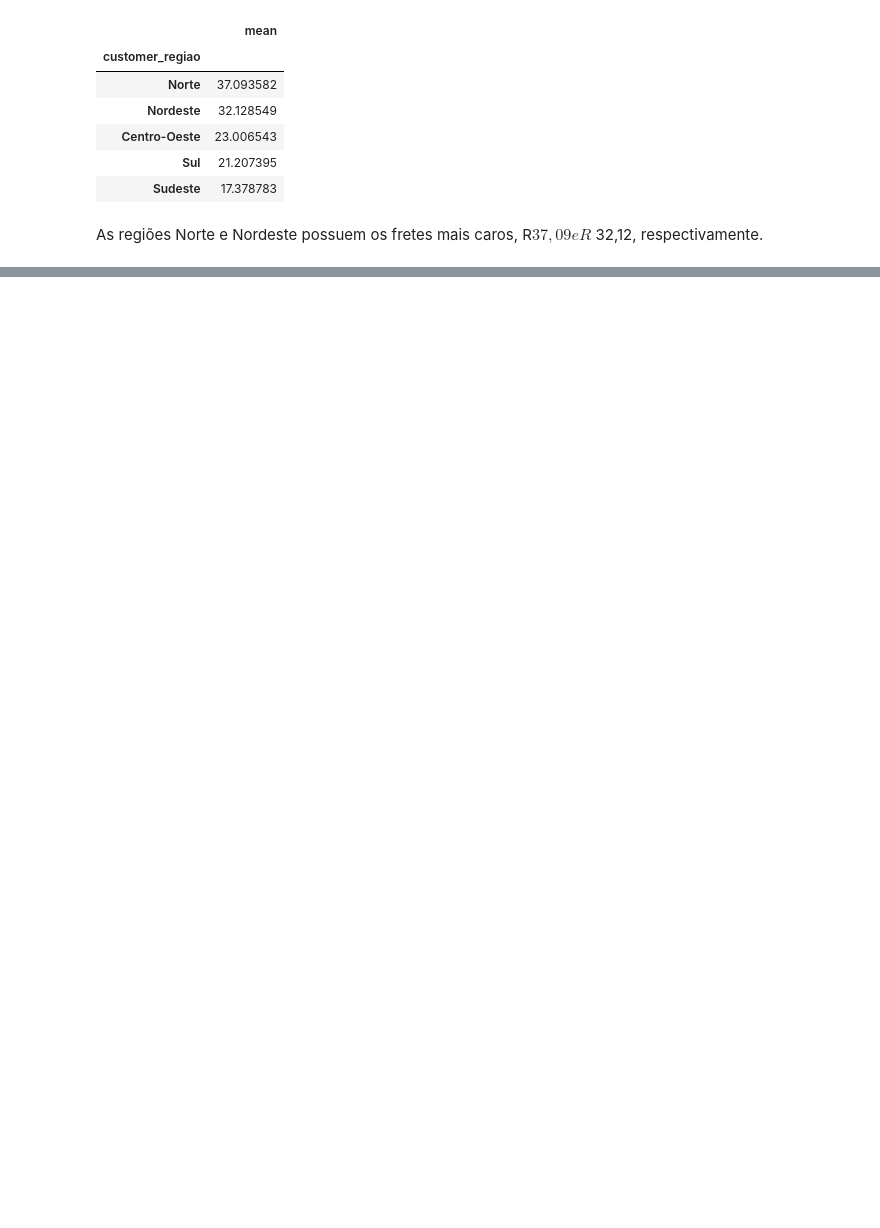
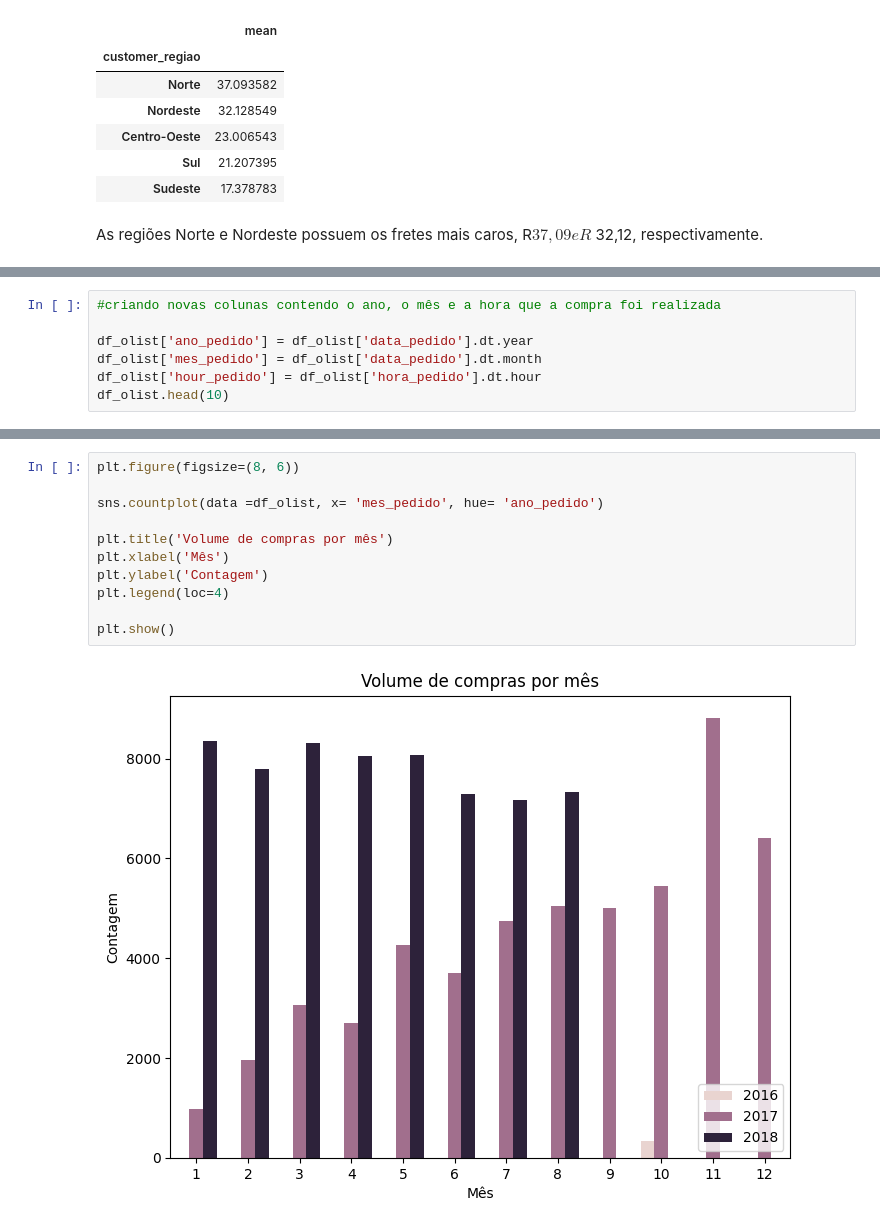
Before and after one commit to reprograma/on26-python-s14-analise-de-dados, a Jupyter notebook: exercicios/para-casa-CARLA/analiseOlist.ipynb, the cells around one changed output, grey strips where cells are left out. Drawn from its saved outputs; the diff is of its cells as text; blank space fills up the shorter version.

```diff
--- a/exercicios/para-casa-CARLA/analiseOlist.ipynb
+++ b/exercicios/para-casa-CARLA/analiseOlist.ipynb
@@ -658,0 +712,7 @@ plt.show()
+# %%
+#criando novas colunas contendo o ano, o mês e a hora que a compra foi realizada
+
+df_olist['ano_pedido'] = df_olist['data_pedido'].dt.year
+df_olist['mes_pedido'] = df_olist['data_pedido'].dt.month
+df_olist['hour_pedido'] = df_olist['hora_pedido'].dt.hour
+df_olist.head(10)
@@ -658,0 +798,13 @@ plt.show()
+# %%
+plt.figure(figsize=(8, 6))
+
+sns.countplot(data =df_olist, x= 'mes_pedido', hue= 'ano_pedido')
+
+plt.title('Volume de compras por mês')
+plt.xlabel('Mês')
+plt.ylabel('Contagem')
+plt.legend(loc=4)
+
+plt.show()
+# %% [output]
+[figure, added]
```
Also changed, not shown: parts of 13 cells of this notebook.
